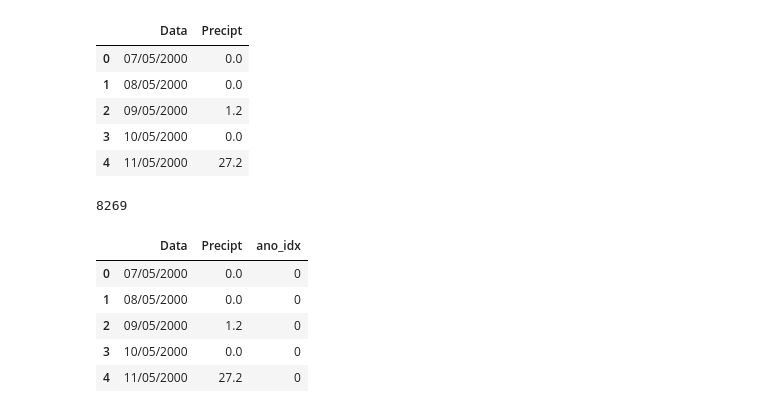
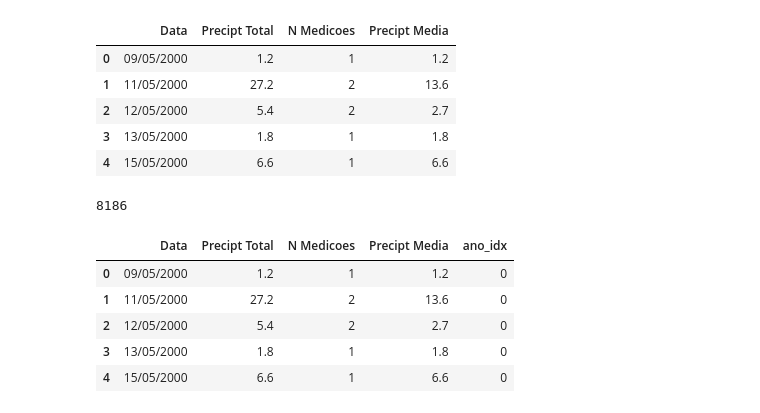
Before and after one commit to davilbs/TP_MDA, a Jupyter notebook: notebooks/4-precipt_viz.ipynb, the cells around one changed output. Drawn from its saved outputs; the diff is of its cells as text; code cells hidden in the pictures.

```diff
--- a/notebooks/4-precipt_viz.ipynb
+++ b/notebooks/4-precipt_viz.ipynb
@@ -6,31 +6,30 @@ import pandas as pd
 import pathlib
 # %%
 precipt_data_path = pathlib.Path("../dataset/PRECIPT_PER_DATE.csv")
-precipt_df = pd.read_csv(precipt_data_path, header=None,
-                         names=['Data', 'Precipt'])
+precipt_df = pd.read_csv(precipt_data_path)
 precipt_df.head()
 # %% [output]
-|  | Data | Precipt |
-| 0 | 07/05/2000 | 0.0 |
-| 1 | 08/05/2000 | 0.0 |
-| 2 | 09/05/2000 | 1.2 |
-| 3 | 10/05/2000 | 0.0 |
-| 4 | 11/05/2000 | 27.2 |
+|  | Data | Precipt Total | N Medicoes | Precipt Media |
+| 0 | 09/05/2000 | 1.2 | 1 | 1.2 |
+| 1 | 11/05/2000 | 27.2 | 2 | 13.6 |
+| 2 | 12/05/2000 | 5.4 | 2 | 2.7 |
+| 3 | 13/05/2000 | 1.8 | 1 | 1.8 |
+| 4 | 15/05/2000 | 6.6 | 1 | 6.6 |
 # %%
 len(precipt_df)
 # %% [output]
-8269
+8186
 # %%
 precipt_df['ano_idx'] = precipt_df['Data'].apply(lambda d: int(d.split("/")[2]) - 2000)
 # %%
 precipt_df.head()
 # %% [output]
-|  | Data | Precipt | ano_idx |
-| 0 | 07/05/2000 | 0.0 | 0 |
-| 1 | 08/05/2000 | 0.0 | 0 |
-| 2 | 09/05/2000 | 1.2 | 0 |
-| 3 | 10/05/2000 | 0.0 | 0 |
-| 4 | 11/05/2000 | 27.2 | 0 |
+|  | Data | Precipt Total | N Medicoes | Precipt Media | ano_idx |
+| 0 | 09/05/2000 | 1.2 | 1 | 1.2 | 0 |
+| 1 | 11/05/2000 | 27.2 | 2 | 13.6 | 0 |
+| 2 | 12/05/2000 | 5.4 | 2 | 2.7 | 0 |
+| 3 | 13/05/2000 | 1.8 | 1 | 1.8 | 0 |
+| 4 | 15/05/2000 | 6.6 | 1 | 6.6 | 0 |
 # %%
 mean_7_days = list()
 curr_mean = 0
```
Also changed, not shown: parts of 4 cells of this notebook, 3 other files.
